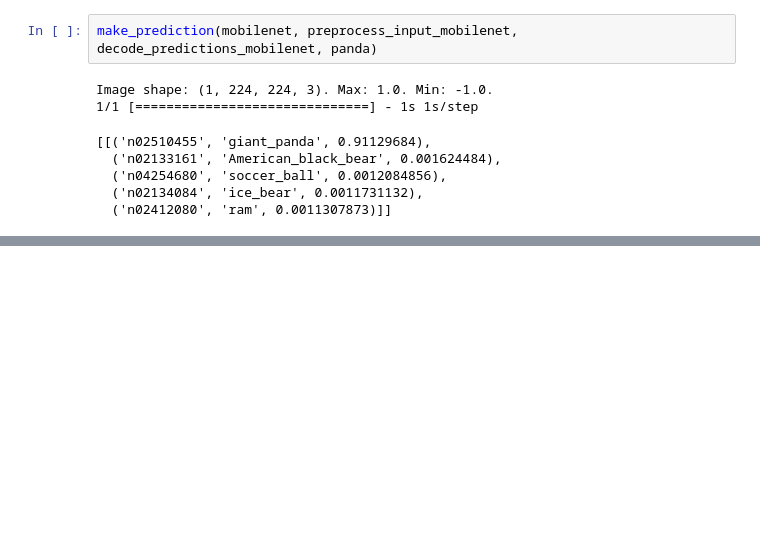
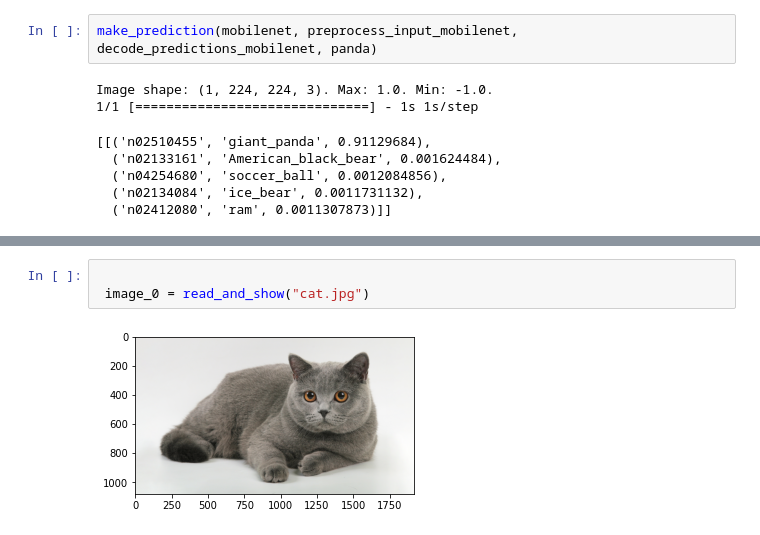
Before and after one commit to MagicMoleMM/ML, a Jupyter notebook: TF_5.ipynb, the cells around one changed output, grey strips where cells are left out. Cells and saved outputs as stored; diff of their text form; blank space fills up the shorter version.

```diff
--- a/TF_5.ipynb
+++ b/TF_5.ipynb
@@ -167,0 +181,5 @@ Image shape: (1, 224, 224, 3). Max: 1.0. Min: -1.0.
+# %%
+
+ image_0 = read_and_show("cat.jpg")
+# %% [output]
+[figure, added]
```
Also changed, not shown: parts of 5 cells of this notebook.
